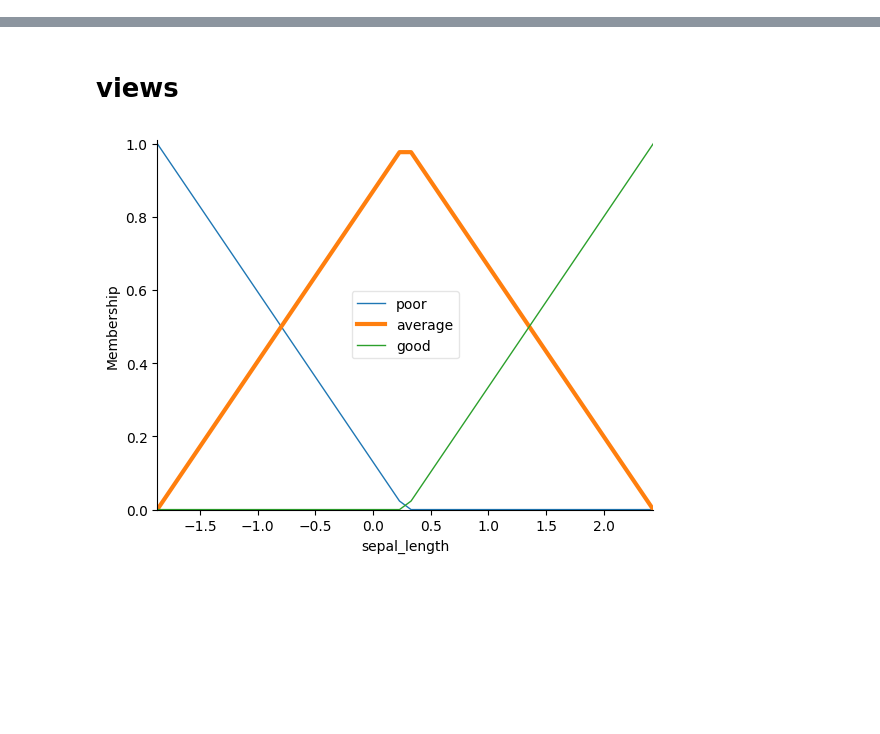
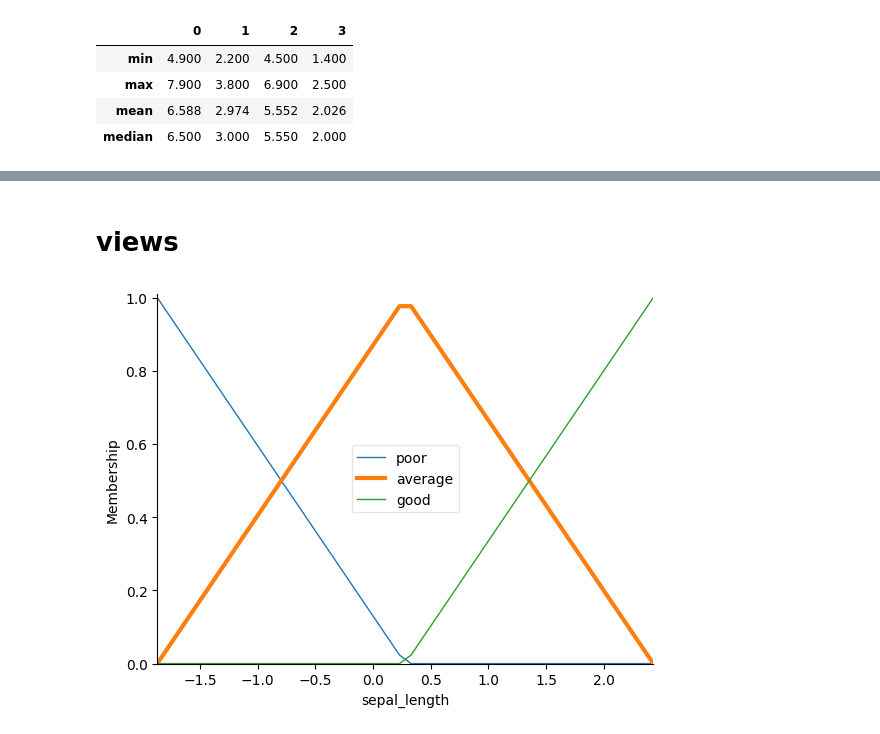
Before and after one commit to da4nik08/ml5, a Jupyter notebook: FL.ipynb, the cells around one changed output, grey strips where cells are left out. Saved outputs shown, nothing was run; the diff lists cells and outputs as text; code cells hidden in the pictures; blank space fills up the shorter version.

```diff
--- a/FL.ipynb
+++ b/FL.ipynb
@@ -9,0 +24,11 @@ dataset = pd.read_csv("iris/iris.csv", header=None)
+# %%
+dataset[dataset[4] == "Iris-virginica"].agg({0:['min', 'max', 'mean', 'median'],
+            1:['min', 'max', 'mean', 'median'],
+            2:['min', 'max', 'mean', 'median'],
+            3:['min', 'max', 'mean', 'median']})
+# %% [output]
+|  | 0 | 1 | 2 | 3 |
+| min | 4.900 | 2.200 | 4.500 | 1.400 |
+| max | 7.900 | 3.800 | 6.900 | 2.500 |
+| mean | 6.588 | 2.974 | 5.552 | 2.026 |
+| median | 6.500 | 3.000 | 5.550 | 2.000 |
```
Also changed, not shown: parts of 23 cells of this notebook.
